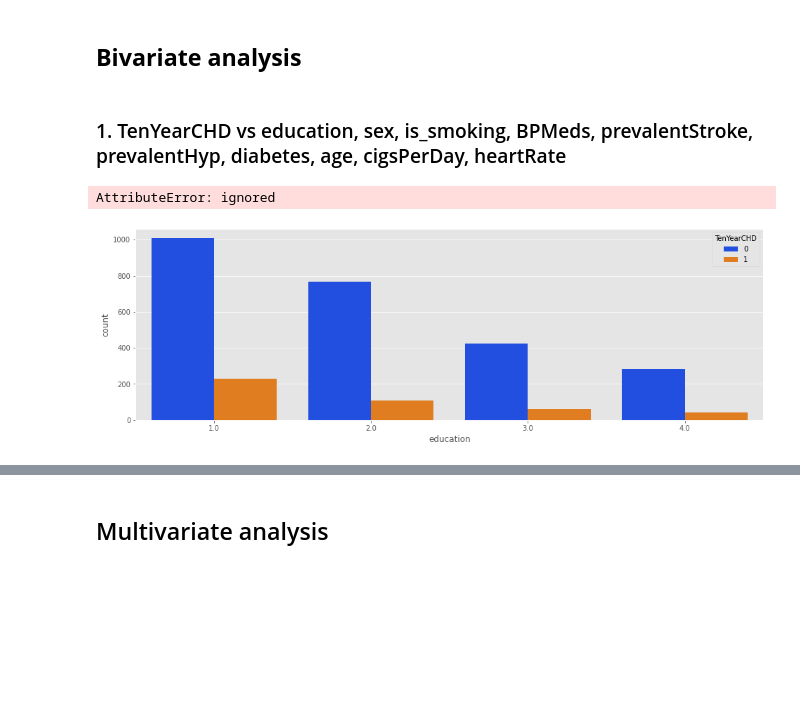
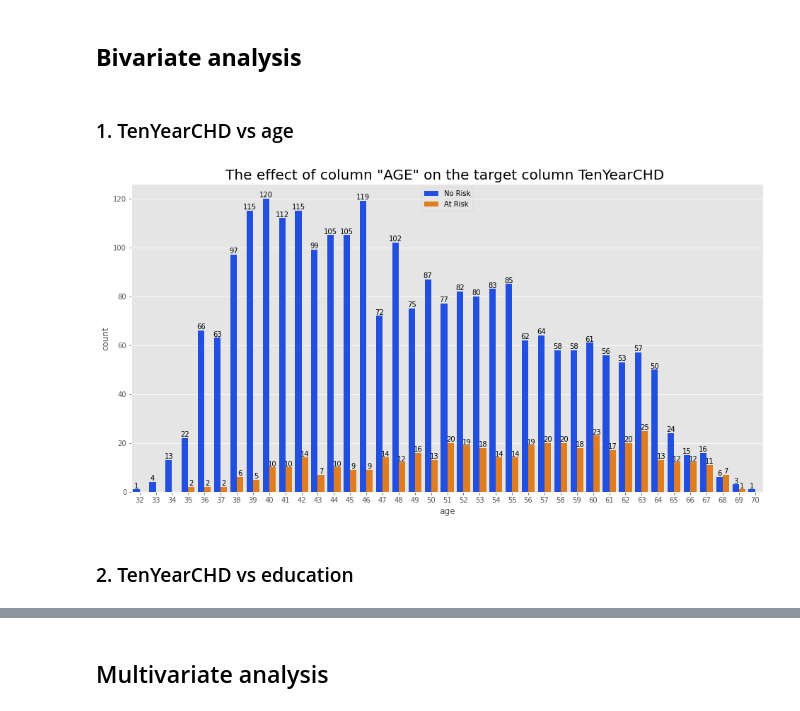
Before and after one commit to Samarjeet-singh-chhabra/Classification-CardioVascular-Risk-Pridiction, a Jupyter notebook: PERSONAL_NOTEBOOK_|_CP_3_|_CARDIOVASCULAR_RISK_PREDICTION_|_SAMARJEET.ipynb, the cells around one changed output, grey strips where cells are left out. Cells and saved outputs as stored; diff of their text form; code cells hidden in the pictures; blank space fills up the shorter version.

```diff
--- a/PERSONAL_NOTEBOOK_|_CP_3_|_CARDIOVASCULAR_RISK_PREDICTION_|_SAMARJEET.ipynb
+++ b/PERSONAL_NOTEBOOK_|_CP_3_|_CARDIOVASCULAR_RISK_PREDICTION_|_SAMARJEET.ipynb
@@ -406,3 +425,0 @@ dependent_variables=['TenYearCHD']
-# %%
-for i in independent_variables:
-  print(i )
@@ -590,5 +565,0 @@ for i, column in enumerate(cvd_df.columns):
-# %%
-fig, ax = plt.subplots(figsize = (16,6))
-sns.countplot(x= 'sex', data=cvd_df , palette='husl')
-ax.set_xlabel( 'sex' , size = 15 )
-ax.set_title( 'sex data distribution' , size = 18 )
@@ -598,29 +566,25 @@ Text(0.5, 1.0, 'sex data distribution')
 # %% [markdown]
 ## **Bivariate analysis**
+# %%
+def clr_pal():
+   clr_pal=random.choice([ "bright", "dark", "colorblind","rocket", "icefire","Spectral","coolwarm", "Paired", "Set2"])
+   return clr_pal
+
+def visualizer(column, ticks_lst=[], table='yes'):
+
+  if cvd_df[f'{column}'].nunique()<70:
+    if table=='yes':
+      print(pd.DataFrame(cvd_df.groupby('TenYearCHD')[column].value_counts().unstack(0).rename(columns ={0:'>----Not at Risk---->', 1: '>----At Risk---->'})))
+    plt.figure(figsize=(16,8))
+    ax = sns.countplot( x= f'{column}' , hue='TenYearCHD' ,data= cvd_df,  palette=(str(clr_pal())) )
+    for i in ax.containers:
+      ax.bar_label(i,)
+    plt.title(f'The effect of column "{column.upper()}" on the target column TenYearCHD ',size=20)
+    plt.legend(['No Risk','At Risk'])
+
+    if len(ticks_lst) != 0:
+      ax.set(xticklabels = (ticks_lst))
+
+    plt.show()
 # %% [markdown]
-### 1. TenYearCHD vs education, sex, is_smoking, BPMeds, prevalentStroke, prevalentHyp, diabetes, age, cigsPerDay, heartRate
+### 1. TenYearCHD vs age
-# %%
-list_col=[]
-
-for column in independent_variables:
-
-
-  # if cvd_df[column].dtype != object:
-
-  if cvd_df[f'{column}'].nunique()<70:
-
-    plt.figure(figsize=(16,5))
-    ax = sns.countplot( x= f'{column}' , hue='TenYearCHD' ,data= cvd_df,  palette='bright' )
-    for i in ax.containers:
-      ax.bar_label(i,)
-    plt.title(f'The effect of column "{column.upper()}" on the target column TenYearCHD ',size=20)
-    plt.legend(['No Risk','At Risk'])
-    plt.show()
-    list_col.append(column)
-
-
-for i in list_col:
-  print(i)
-# %% [output]
-AttributeError: ignored
-[figure, removed]
@@ -638,0 +591,6 @@ for i in ax.containers:
+# %%
+visualizer('age', table='no')
+# %% [output]
+[figure, added]
+# %% [markdown]
+### 2. TenYearCHD vs education
```
Also changed, not shown: parts of 97 cells of this notebook.
